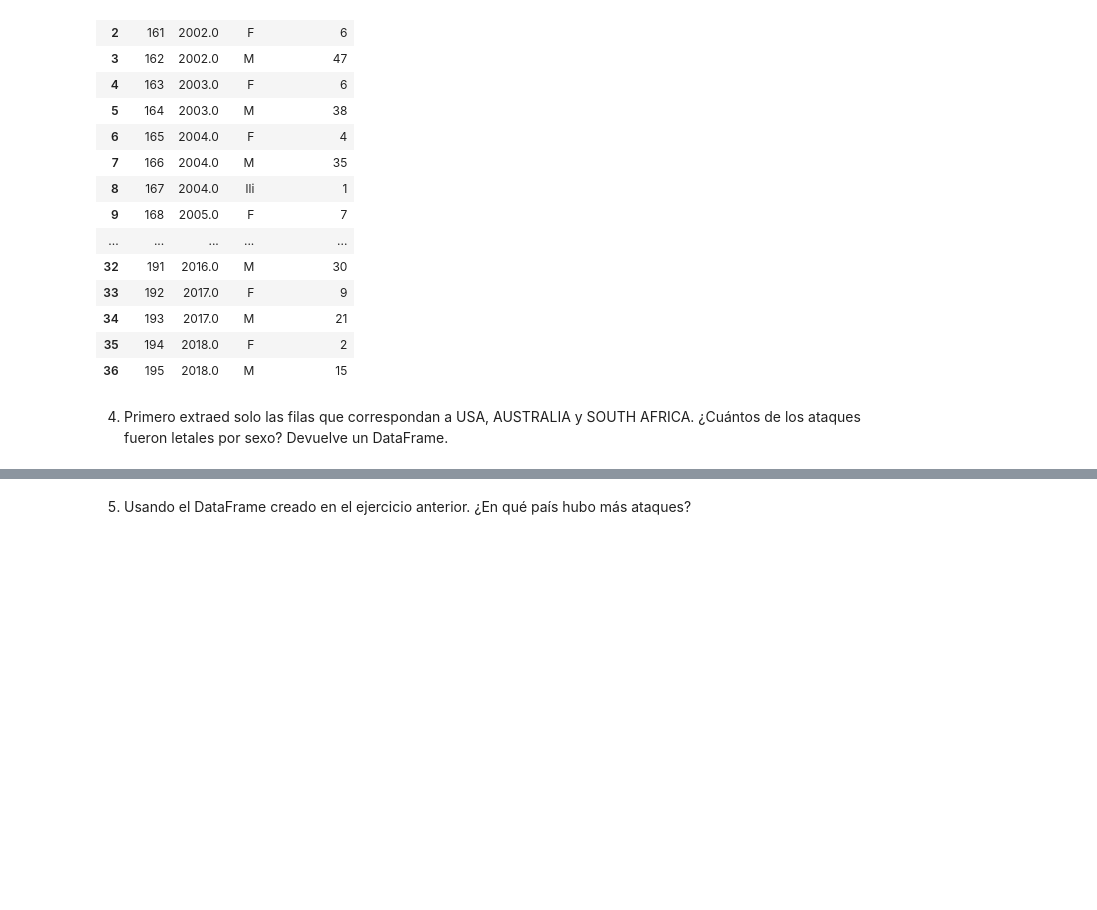
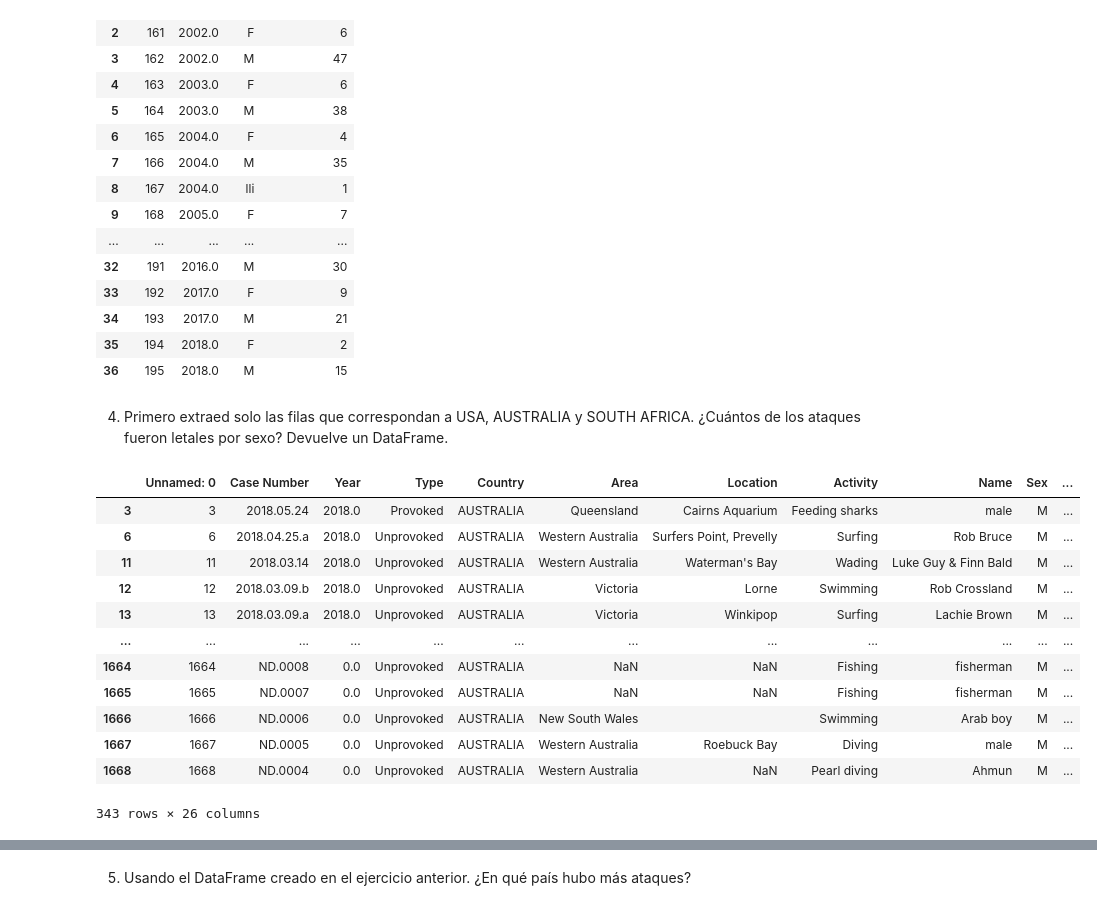
Before and after one commit to Adalab/DA-PROMO-B-MODULO1-SPRINT2-NATALIA-PAULA, a Jupyter notebook: Pandas6.ipynb, the cells around one changed output, grey strips where cells are left out. Drawn from its saved outputs; the diff is of its cells as text; code cells hidden in the pictures; blank space fills up the shorter version.

```diff
--- a/Pandas6.ipynb
+++ b/Pandas6.ipynb
@@ -72,3 +72,20 @@ df_2000
 | 36 | 195 | 2018.0 | M | 15 |
 # %% [markdown]
 4. Primero extraed solo las filas que correspondan a USA, AUSTRALIA y SOUTH AFRICA. ¿Cuántos de los ataques fueron letales por sexo? Devuelve un DataFrame.
+# %%
+df_country = df.groupby('Country').get_group('AUSTRALIA')
+df_country
+# %% [output]
+|  | Unnamed: 0 | Case Number | Year | Type | Country | Area | Location | Activity | Name | Sex | ... |
+| 3 | 3 | 2018.05.24 | 2018.0 | Provoked | AUSTRALIA | Queensland | Cairns Aquarium | Feeding sharks | male | M | ... |
+| 6 | 6 | 2018.04.25.a | 2018.0 | Unprovoked | AUSTRALIA | Western Australia | Surfers Point, Prevelly | Surfing | Rob Bruce | M | ... |
+| 11 | 11 | 2018.03.14 | 2018.0 | Unprovoked | AUSTRALIA | Western Australia | Waterman's Bay | Wading | Luke Guy & Finn Bald | M | ... |
+| 12 | 12 | 2018.03.09.b | 2018.0 | Unprovoked | AUSTRALIA | Victoria | Lorne | Swimming | Rob Crossland | M | ... |
+| 13 | 13 | 2018.03.09.a | 2018.0 | Unprovoked | AUSTRALIA | Victoria | Winkipop | Surfing | Lachie Brown | M | ... |
+| ... | ... | ... | ... | ... | ... | ... | ... | ... | ... | ... | ... |
+| 1664 | 1664 | ND.0008 | 0.0 | Unprovoked | AUSTRALIA | NaN | NaN | Fishing | fisherman | M | ... |
+| 1665 | 1665 | ND.0007 | 0.0 | Unprovoked | AUSTRALIA | NaN | NaN | Fishing | fisherman | M | ... |
+| 1666 | 1666 | ND.0006 | 0.0 | Unprovoked | AUSTRALIA | New South Wales |  | Swimming | Arab boy | M | ... |
+| 1667 | 1667 | ND.0005 | 0.0 | Unprovoked | AUSTRALIA | Western Australia | Roebuck Bay | Diving | male | M | ... |
+| 1668 | 1668 | ND.0004 | 0.0 | Unprovoked | AUSTRALIA | Western Australia | NaN | Pearl diving | Ahmun | M | ... |
+343 rows × 26 columns
```
Also changed, not shown: parts of 3 cells of this notebook.
